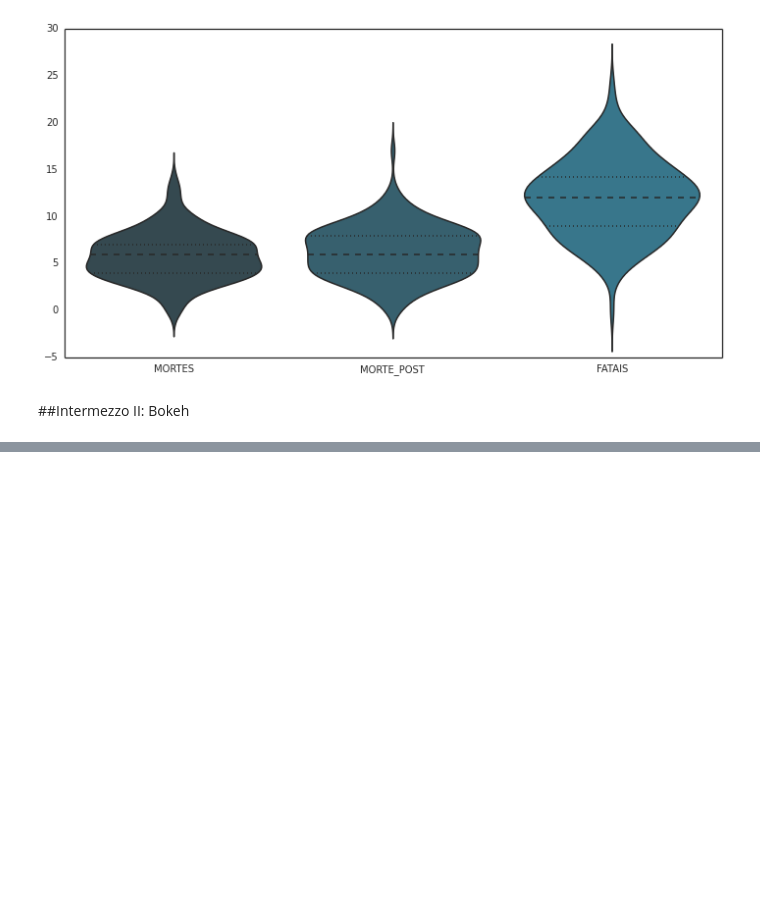
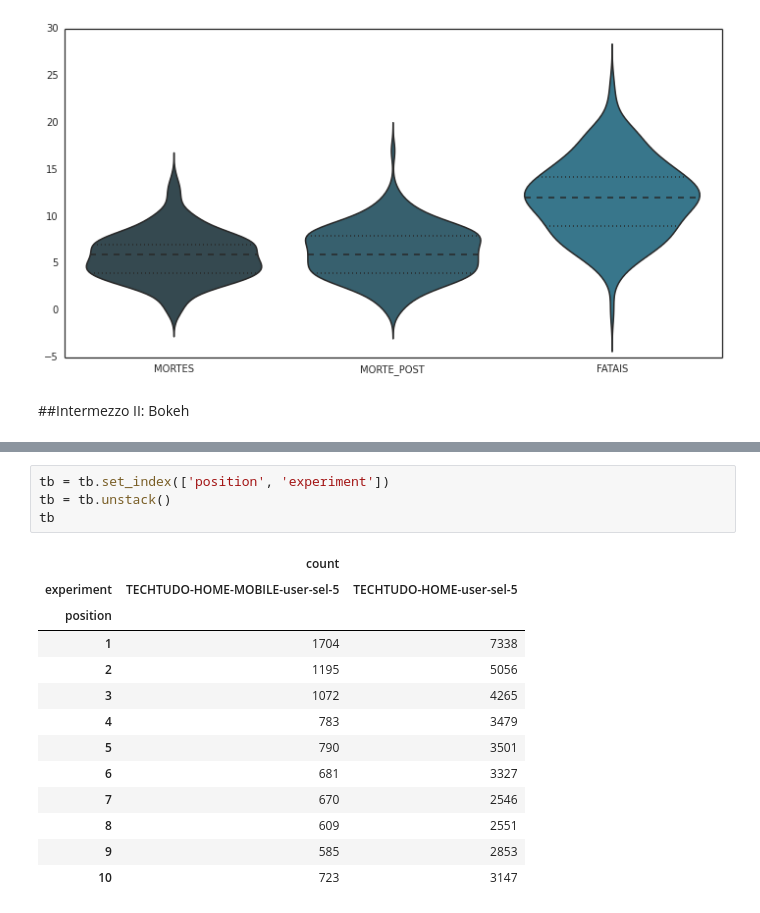
Before and after one commit to jbochi/python-data-science, a Jupyter notebook: data science.ipynb, the cells around one changed output, grey strips where cells are left out. Drawn from its saved outputs; the diff is of its cells as text; blank space fills up the shorter version.

```diff
--- a/data science.ipynb
+++ b/data science.ipynb
@@ -410,0 +522,18 @@ show(mpl.to_bokeh(name="violin"))
+# %%
+tb = tb.set_index(['position', 'experiment'])
+tb = tb.unstack()
+tb
+# %% [output]
+|  | count |  |
+| experiment | TECHTUDO-HOME-MOBILE-user-sel-5 | TECHTUDO-HOME-user-sel-5 |
+| position |  |  |
+| 1 | 1704 | 7338 |
+| 2 | 1195 | 5056 |
+| 3 | 1072 | 4265 |
+| 4 | 783 | 3479 |
+| 5 | 790 | 3501 |
+| 6 | 681 | 3327 |
+| 7 | 670 | 2546 |
+| 8 | 609 | 2551 |
+| 9 | 585 | 2853 |
+| 10 | 723 | 3147 |
```
Also changed, not shown: parts of 34 cells of this notebook.
